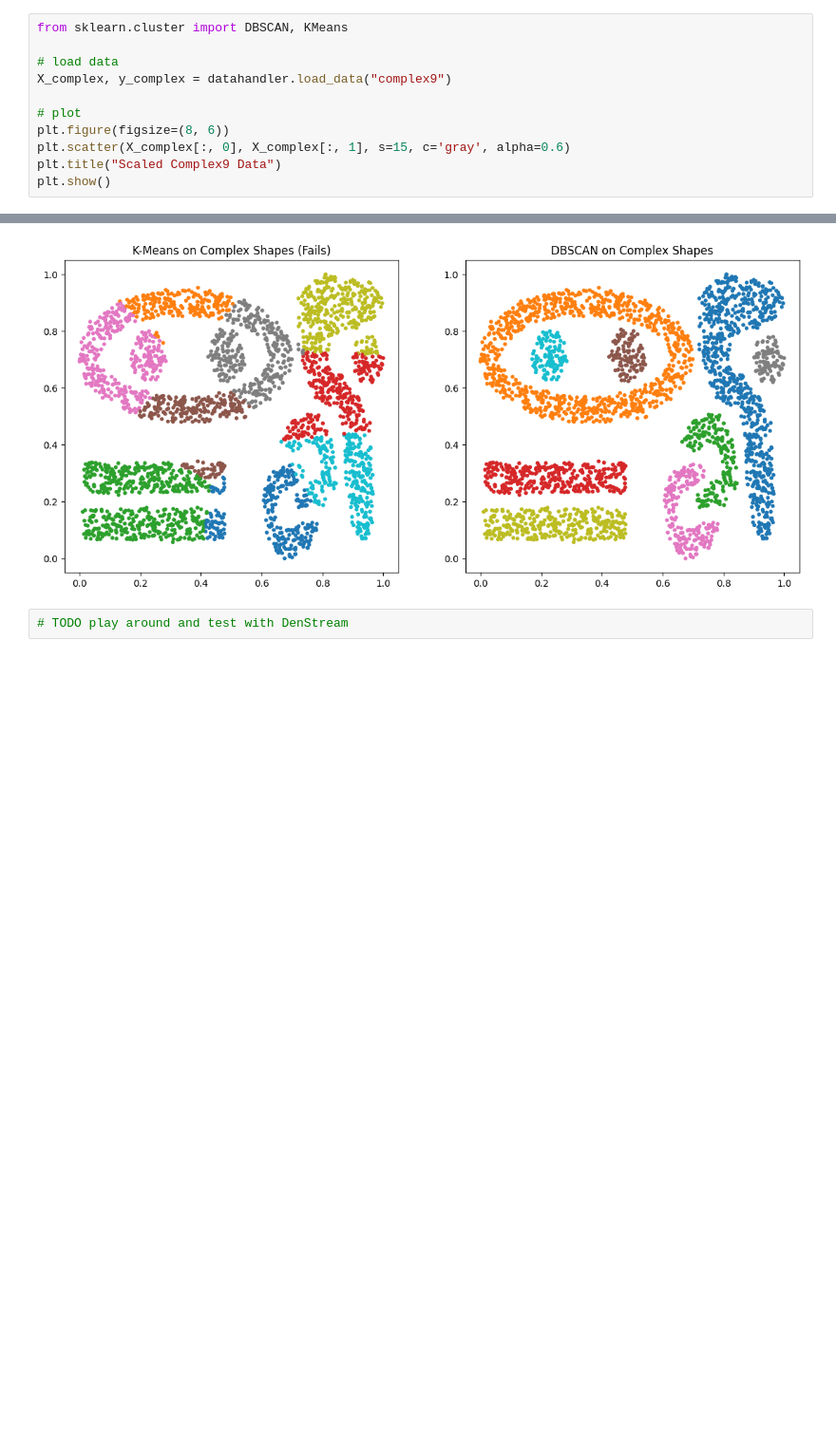
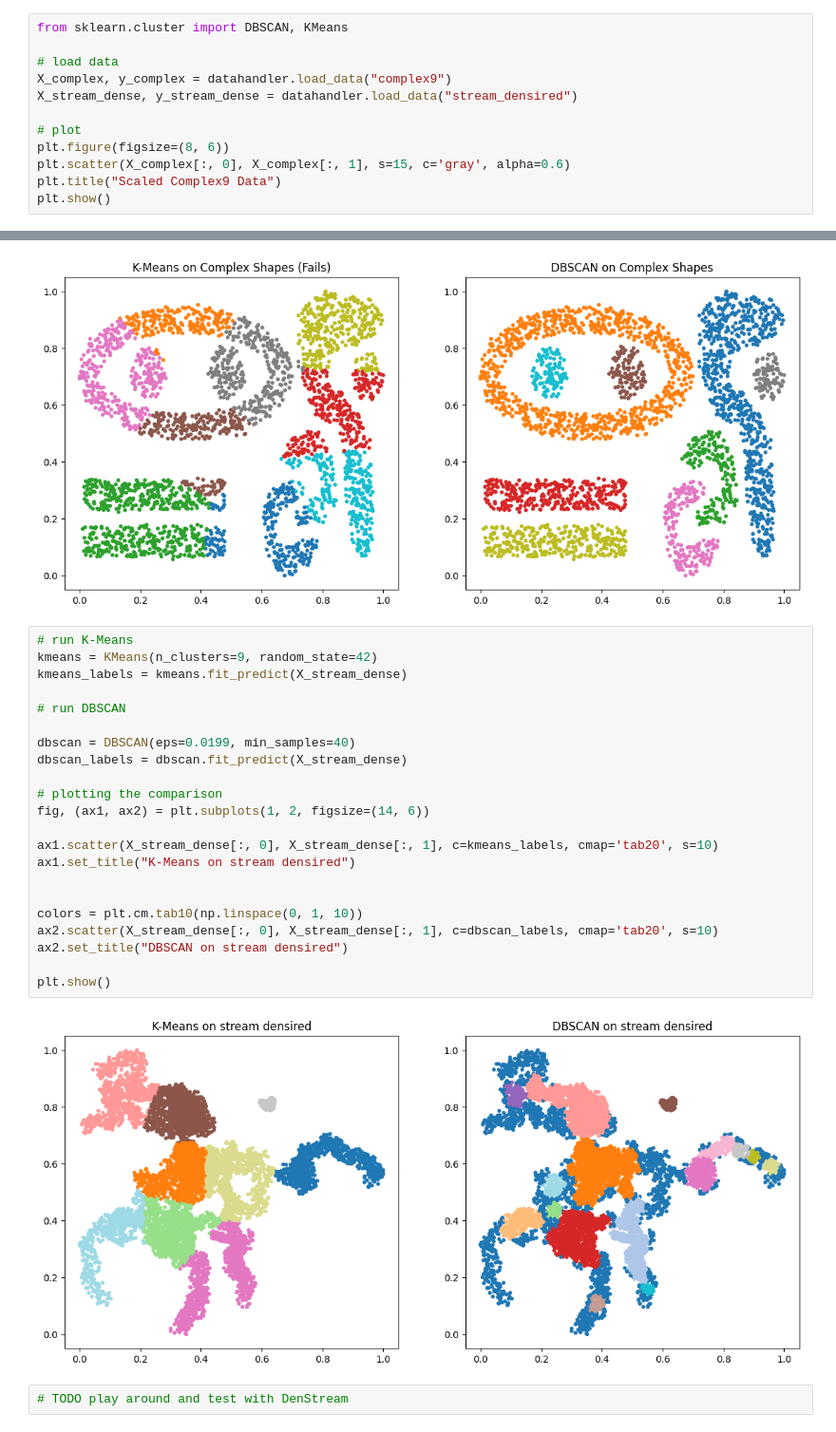
Before and after one commit to justfeelix/denstream, a Jupyter notebook: playground.ipynb, the cells around one changed output, grey strips where cells are left out. Shown at 95% size. Cells and saved outputs as stored; diff of their text form; blank space fills up the shorter version.

Commit message:
added denstream visualization (initial testing)

```diff
--- a/playground.ipynb
+++ b/playground.ipynb
@@ -40,6 +40,7 @@ from sklearn.cluster import DBSCAN, KMeans
 
 # load data
 X_complex, y_complex = datahandler.load_data("complex9")
+X_stream_dense, y_stream_dense = datahandler.load_data("stream_densired")
 
 # plot
 plt.figure(figsize=(8, 6))
@@ -72,5 +73,29 @@ ax2.set_title("DBSCAN on Complex Shapes")
 plt.show()
 # %% [output]
 [figure]
+# %%
+# run K-Means
+kmeans = KMeans(n_clusters=9, random_state=42)
+kmeans_labels = kmeans.fit_predict(X_stream_dense)
+
+# run DBSCAN
+
+dbscan = DBSCAN(eps=0.0199, min_samples=40)
+dbscan_labels = dbscan.fit_predict(X_stream_dense)
+
+# plotting the comparison
+fig, (ax1, ax2) = plt.subplots(1, 2, figsize=(14, 6))
+
+ax1.scatter(X_stream_dense[:, 0], X_stream_dense[:, 1], c=kmeans_labels, cmap='tab20', s=10)
+ax1.set_title("K-Means on stream densired")
+
+
+colors = plt.cm.tab10(np.linspace(0, 1, 10))
+ax2.scatter(X_stream_dense[:, 0], X_stream_dense[:, 1], c=dbscan_labels, cmap='tab20', s=10)
+ax2.set_title("DBSCAN on stream densired")
+
+plt.show()
+# %% [output]
+[figure, added]
 # %%
 # TODO play around and test with DenStream
```
Also changed, not shown: parts of 1 cell of this notebook.
